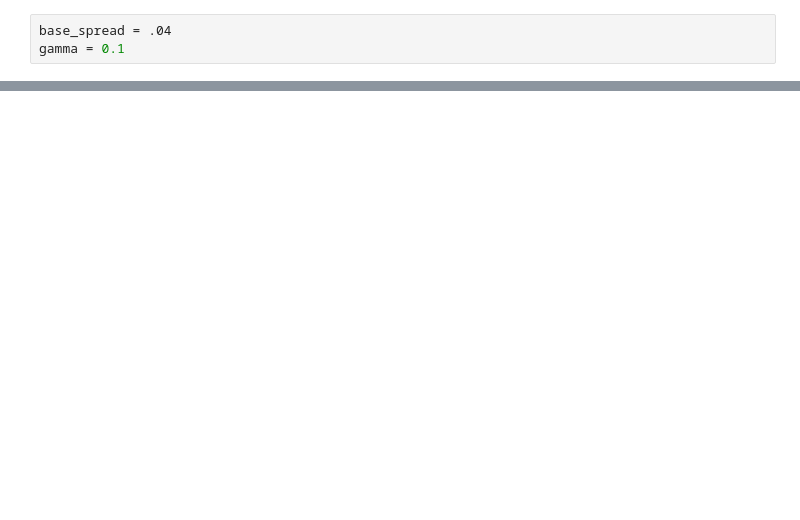
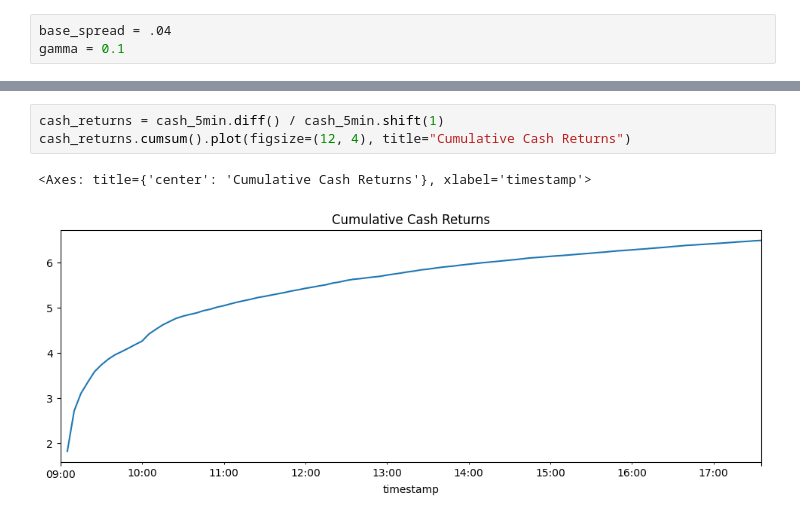
Before and after one commit to dustykeyboard1/BondMarketMaking, a Jupyter notebook: market_making_backtest.ipynb, the cells around one changed output, grey strips where cells are left out. Saved outputs shown, nothing was run; the diff lists cells and outputs as text; blank space fills up the shorter version.

```diff
--- a/market_making_backtest.ipynb
+++ b/market_making_backtest.ipynb
@@ -149,0 +195,6 @@ pandas.core.series.Series
+# %%
+cash_returns = cash_5min.diff() / cash_5min.shift(1)
+cash_returns.cumsum().plot(figsize=(12, 4), title="Cumulative Cash Returns")
+# %% [output]
+<Axes: title={'center': 'Cumulative Cash Returns'}, xlabel='timestamp'>
+[figure, added]
```
Also changed, not shown: parts of 11 cells of this notebook, 4 other files.
